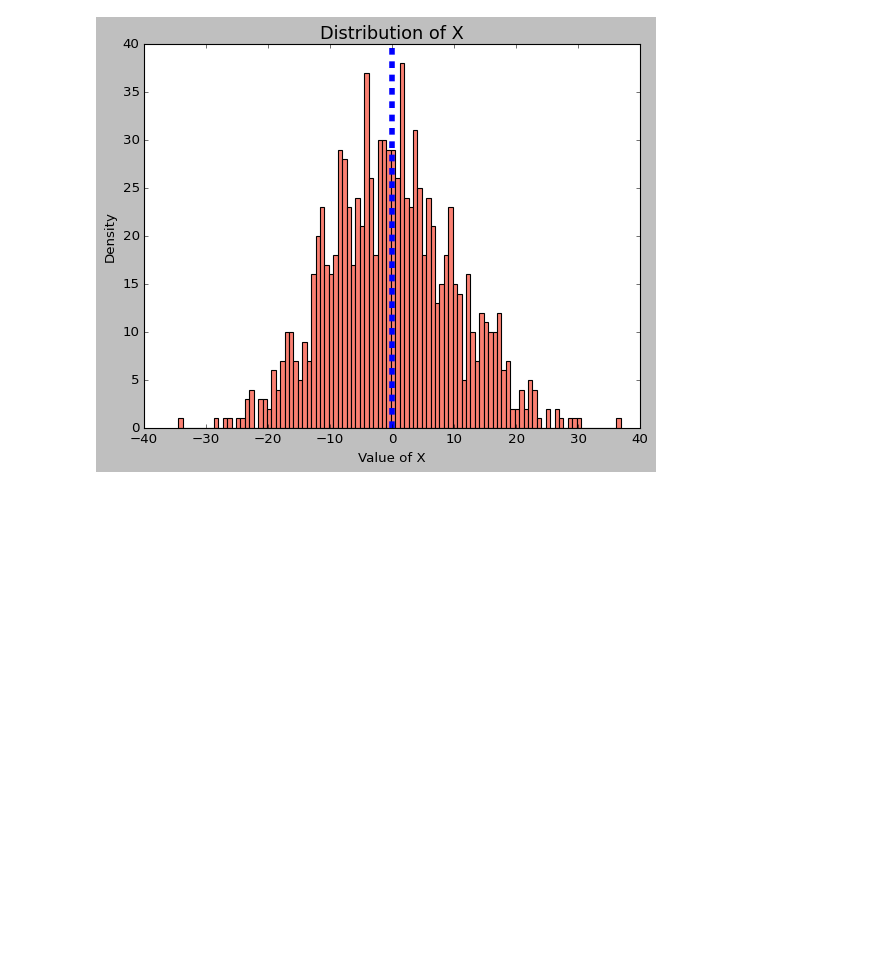
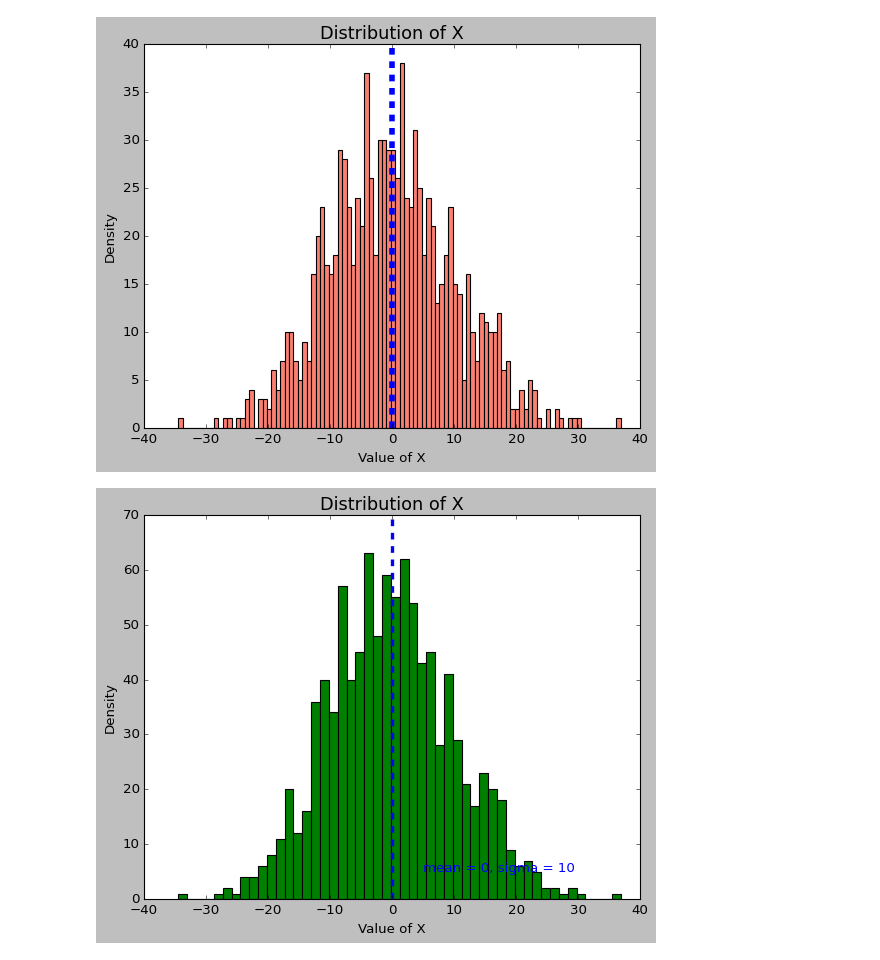
Before and after one commit to pNatTueku/basicPython, a Jupyter notebook: basic_plot_histogram.ipynb, the cells around one changed output. Drawn from its saved outputs; the diff is of its cells as text; code cells hidden in the pictures; blank space fills up the shorter version.

```diff
--- a/basic_plot_histogram.ipynb
+++ b/basic_plot_histogram.ipynb
@@ -84,3 +84,17 @@ plt.title('Distribution of X', fontsize = 16)
 plt.show()
 # %% [output]
 [figure]
+# %%
+# plot to see distribution
+
+plt.style.use('classic')
+
+plt.hist(x, color = 'green', bins = 50)
+plt.axvline(mu, linewidth = 3, c = 'blue', linestyle = '--')
+plt.xlabel('Value of X')
+plt.ylabel('Density') # here it is normal distribution
+plt.text(5, 5, f'mean = {mu}, sigma = {sigma}', color = 'blue')
+plt.title('Distribution of X', fontsize = 16)
+plt.show()
+# %% [output]
+[figure, added]
```
Also changed, not shown: 2 other files.
